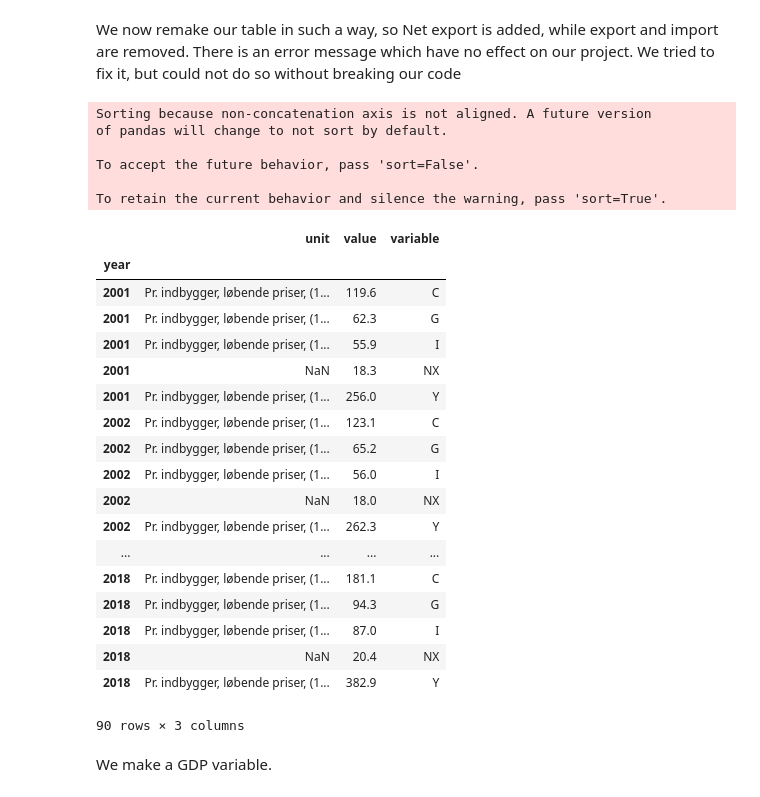
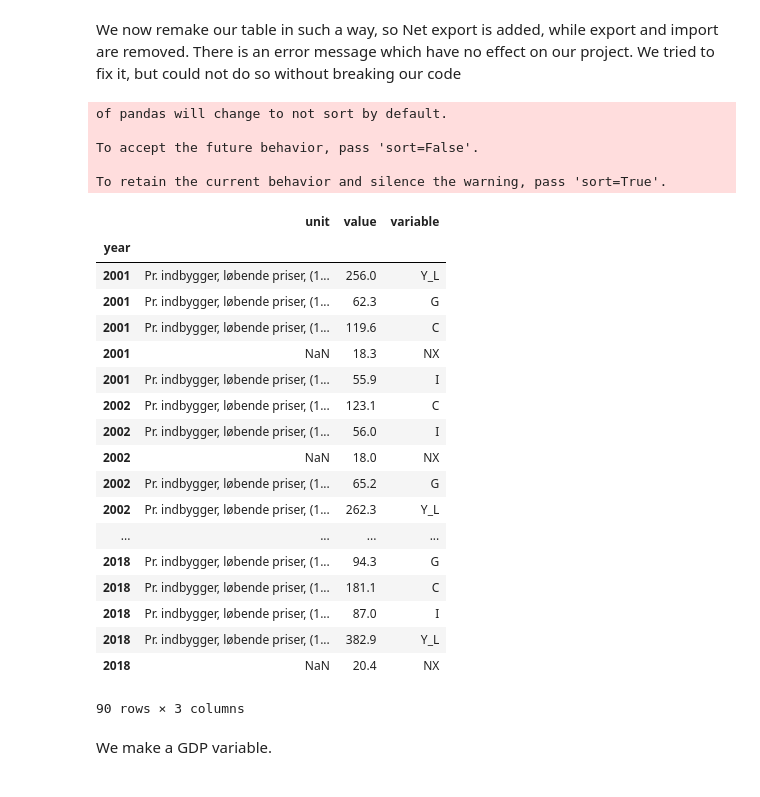
Before and after one commit to NumEconCopenhagen/projects-2019-nikita-jonas-allan, a Jupyter notebook: dataproject/codeDataProject-1.ipynb, the cells around one changed output. Saved outputs shown, nothing was run; the diff lists cells and outputs as text; code cells hidden in the pictures.

```diff
--- a/dataproject/codeDataProject-1.ipynb
+++ b/dataproject/codeDataProject-1.ipynb
@@ -174,42 +174,44 @@ We now remake our table in such a way, so Net export is added, while export and
 # %%
 NX=pd.DataFrame(data=NX)
 
 NX["variable"] ="NX"
 
 
 dollo= pd.concat([df, NX])
 
 dollo.sort_index(inplace=True)
 dollo
 #her fjerner vi X og M
 dollo=dollo[dollo.variable !='X']
 dollo=dollo[dollo.variable !='M']
 dollo.sort_values(by=["year","variable"])
+dollo
+dollo.variable[dollo.variable == 'Y'] = "Y_L"
+dollo
 # %% [output]
-Sorting because non-concatenation axis is not aligned. A future version
 of pandas will change to not sort by default.
 
 To accept the future behavior, pass 'sort=False'.
 
 To retain the current behavior and silence the warning, pass 'sort=True'.
 |  | unit | value | variable |
 | year |  |  |  |
+| 2001 | Pr. indbygger, løbende priser, (1... | 256.0 | Y_L |
+| 2001 | Pr. indbygger, løbende priser, (1... | 62.3 | G |
 | 2001 | Pr. indbygger, løbende priser, (1... | 119.6 | C |
-| 2001 | Pr. indbygger, løbende priser, (1... | 62.3 | G |
+| 2001 | NaN | 18.3 | NX |
 | 2001 | Pr. indbygger, løbende priser, (1... | 55.9 | I |
-| 2001 | NaN | 18.3 | NX |
-| 2001 | Pr. indbygger, løbende priser, (1... | 256.0 | Y |
 | 2002 | Pr. indbygger, løbende priser, (1... | 123.1 | C |
-| 2002 | Pr. indbygger, løbende priser, (1... | 65.2 | G |
 | 2002 | Pr. indbygger, løbende priser, (1... | 56.0 | I |
 | 2002 | NaN | 18.0 | NX |
-| 2002 | Pr. indbygger, løbende priser, (1... | 262.3 | Y |
+| 2002 | Pr. indbygger, løbende priser, (1... | 65.2 | G |
+| 2002 | Pr. indbygger, løbende priser, (1... | 262.3 | Y_L |
 | ... | ... | ... | ... |
+| 2018 | Pr. indbygger, løbende priser, (1... | 94.3 | G |
 | 2018 | Pr. indbygger, løbende priser, (1... | 181.1 | C |
-| 2018 | Pr. indbygger, løbende priser, (1... | 94.3 | G |
 | 2018 | Pr. indbygger, løbende priser, (1... | 87.0 | I |
+| 2018 | Pr. indbygger, løbende priser, (1... | 382.9 | Y_L |
 | 2018 | NaN | 20.4 | NX |
-| 2018 | Pr. indbygger, løbende priser, (1... | 382.9 | Y |
 90 rows × 3 columns
 # %% [markdown]
 We make a GDP variable.
```
Also changed, not shown: parts of 17 cells of this notebook.
